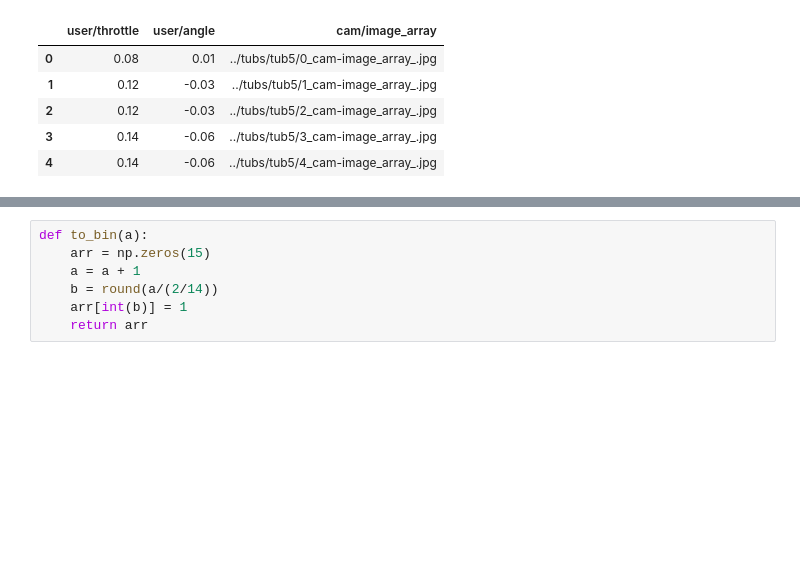
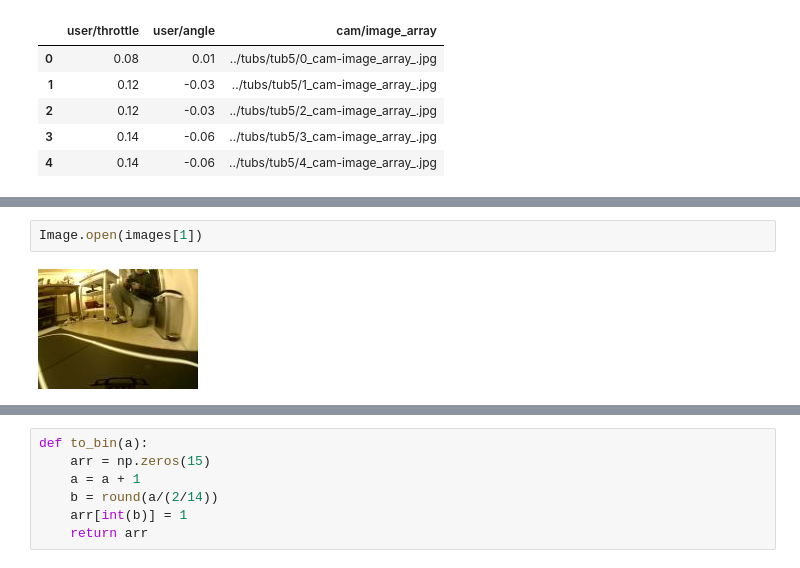
Before and after one commit to Muosvr/mycar, a Jupyter notebook: Donkeycar_3DCNN.ipynb, the cells around one changed output, grey strips where cells are left out. Saved outputs shown, nothing was run; the diff lists cells and outputs as text; blank space fills up the shorter version.

```diff
--- a/Donkeycar_3DCNN.ipynb
+++ b/Donkeycar_3DCNN.ipynb
@@ -88,0 +100,4 @@ def get_prev_img_names(img_name, quantity):
+# %%
+Image.open(images[1])
+# %% [output]
+[figure, added]
```
Also changed, not shown: parts of 13 cells of this notebook, 10 other files.
